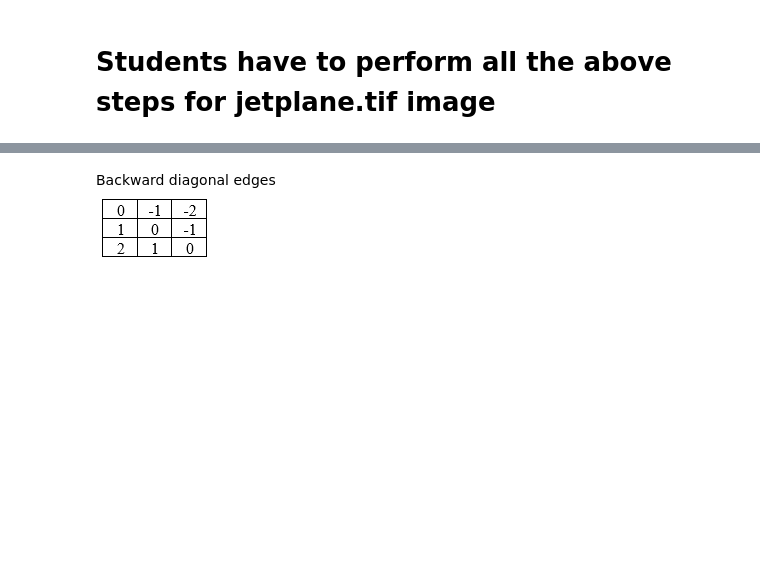
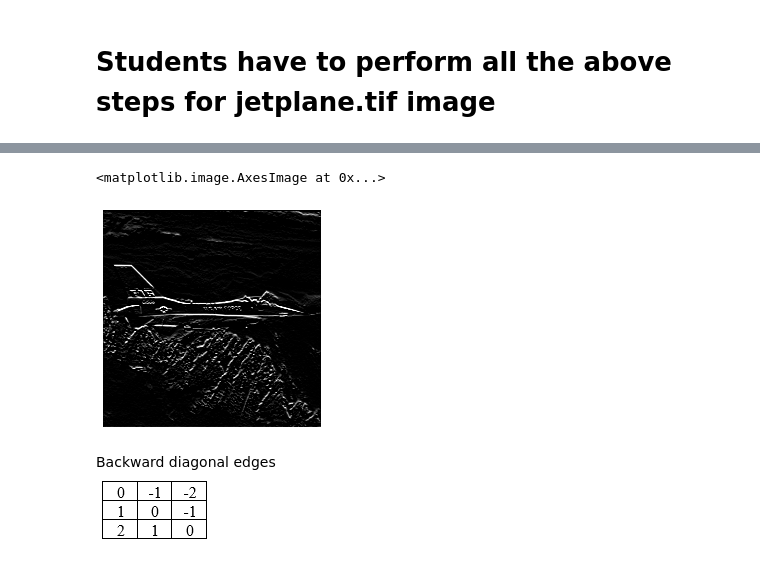
Before and after one commit to ChintzRuparel/Image-Processing, a Jupyter notebook: IP_Expt_6.ipynb, the cells around one changed output, grey strips where cells are left out. Cells and saved outputs as stored; diff of their text form; code cells hidden in the pictures; blank space fills up the shorter version.

```diff
--- a/IP_Expt_6.ipynb
+++ b/IP_Expt_6.ipynb
@@ -108,3 +114,12 @@ Forward diagonal<br>
+# %%
+# Detecting Forward Diagonal with inbuilt convolve
+mask = [[0, -1, -2], [1, 0, -1], [2, 1, 0]]
+ver = signal.convolve2d(img, mask)
+plt.axis('off')
+plt.imshow(hor, cmap = 'gray', vmin = 0, vmax = 255)
+# %% [output]
+<matplotlib.image.AxesImage at 0x...>
+[figure, added]
 # %% [markdown]
 Backward diagonal edges <br>
 ![image.png](embedded-picture-1)
```
Also changed, not shown: parts of 8 cells of this notebook.
